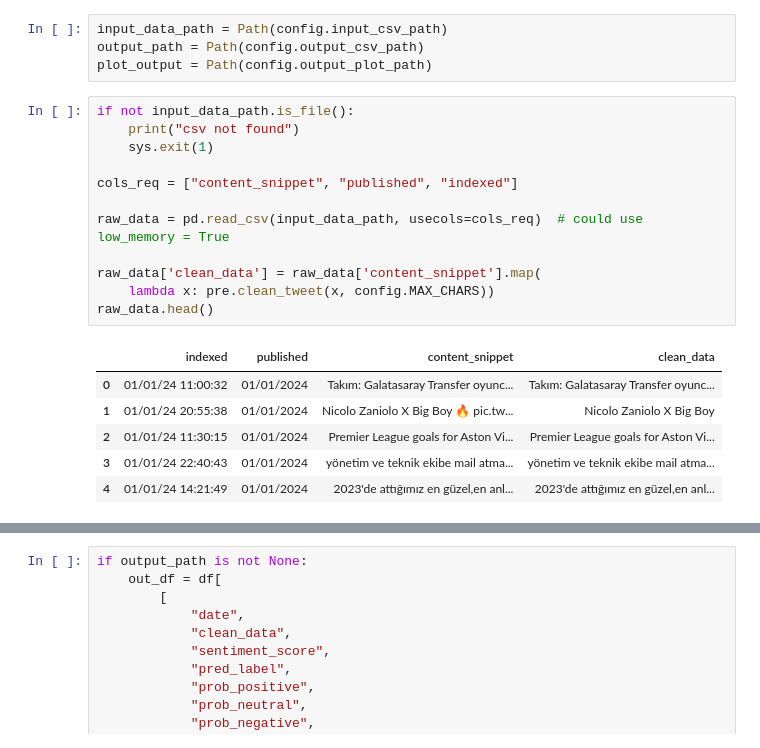
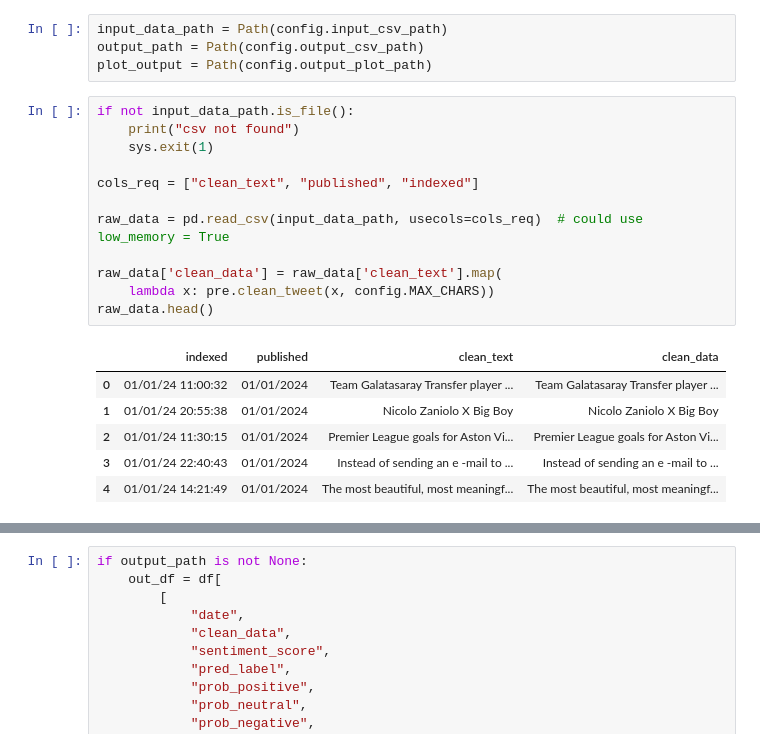
Before and after one commit to irohitraj/Player-Sentiment-Trends, a Jupyter notebook: hf_model.ipynb, the cells around one changed output, grey strips where cells are left out. Cells and saved outputs as stored; diff of their text form.

```diff
--- a/hf_model.ipynb
+++ b/hf_model.ipynb
@@ -13,22 +13,22 @@ plot_output = Path(config.output_plot_path)
 # %%
 if not input_data_path.is_file():
     print("csv not found")
     sys.exit(1)
 
-cols_req = ["content_snippet", "published", "indexed"]
+cols_req = ["clean_text", "published", "indexed"]
 
 raw_data = pd.read_csv(input_data_path, usecols=cols_req)  # could use low_memory = True
 
-raw_data['clean_data'] = raw_data['content_snippet'].map(
+raw_data['clean_data'] = raw_data['clean_text'].map(
     lambda x: pre.clean_tweet(x, config.MAX_CHARS))
 raw_data.head()
 # %% [output]
-|  | indexed | published | content_snippet | clean_data |
-| 0 | 01/01/24 11:00:32 | 01/01/2024 | Takım: Galatasaray Transfer oyunc... | Takım: Galatasaray Transfer oyunc... |
-| 1 | 01/01/24 20:55:38 | 01/01/2024 | Nicolo Zaniolo X Big Boy 🔥 pic.tw... | Nicolo Zaniolo X Big Boy |
+|  | indexed | published | clean_text | clean_data |
+| 0 | 01/01/24 11:00:32 | 01/01/2024 | Team Galatasaray Transfer player ... | Team Galatasaray Transfer player ... |
+| 1 | 01/01/24 20:55:38 | 01/01/2024 | Nicolo Zaniolo X Big Boy | Nicolo Zaniolo X Big Boy |
 | 2 | 01/01/24 11:30:15 | 01/01/2024 | Premier League goals for Aston Vi... | Premier League goals for Aston Vi... |
-| 3 | 01/01/24 22:40:43 | 01/01/2024 | yönetim ve teknik ekibe mail atma... | yönetim ve teknik ekibe mail atma... |
-| 4 | 01/01/24 14:21:49 | 01/01/2024 | 2023'de attığımız en güzel,en anl... | 2023'de attığımız en güzel,en anl... |
+| 3 | 01/01/24 22:40:43 | 01/01/2024 | Instead of sending an e -mail to ... | Instead of sending an e -mail to ... |
+| 4 | 01/01/24 14:21:49 | 01/01/2024 | The most beautiful, most meaningf... | The most beautiful, most meaningf... |
 # %%
 df = raw_data.loc[raw_data["clean_data"].str.len() > 0].copy()
 if df.empty:
```
Also changed, not shown: parts of 3 cells of this notebook, 4 other files.
